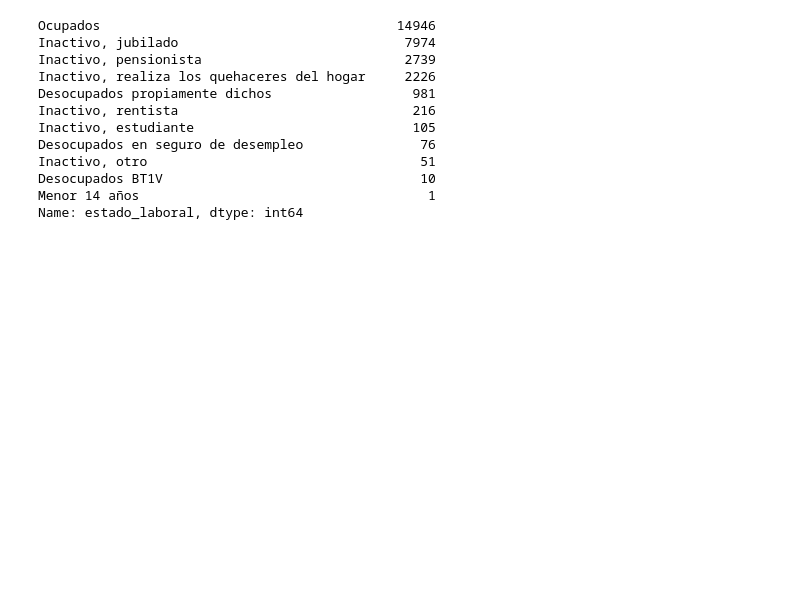
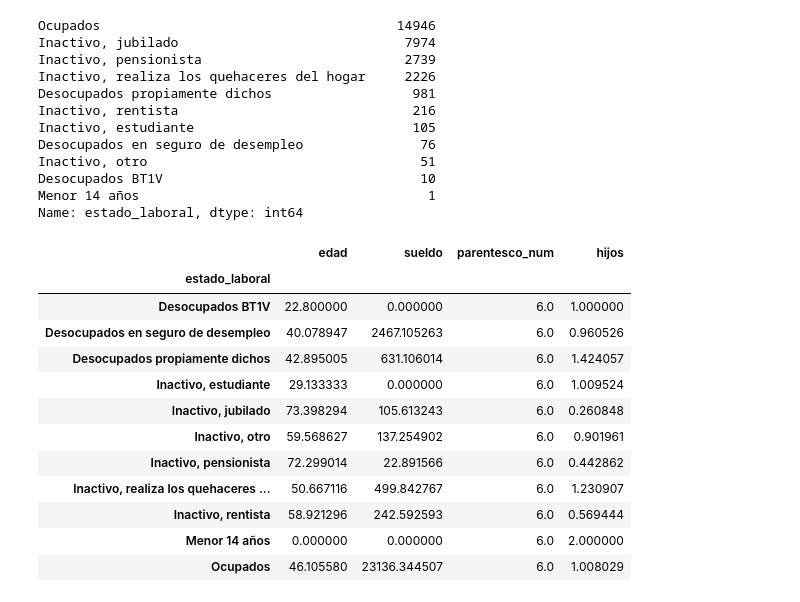
Before and after one commit to anicolon/coder_proyecto, a Jupyter notebook: hyp_2020/hyp_2020.ipynb, the cells around one changed output. Cells and saved outputs as stored; diff of their text form; code cells hidden in the pictures; blank space fills up the shorter version.

```diff
--- a/hyp_2020/hyp_2020.ipynb
+++ b/hyp_2020/hyp_2020.ipynb
@@ -344,3 +344,19 @@ Inactivo, otro                                   51
 Desocupados BT1V                                 10
 Menor 14 años                                     1
 Name: estado_laboral, dtype: int64
+# %%
+df_moms.groupby(by='estado_laboral').mean()
+# %% [output]
+|  | edad | sueldo | parentesco_num | hijos |
+| estado_laboral |  |  |  |  |
+| Desocupados BT1V | 22.800000 | 0.000000 | 6.0 | 1.000000 |
+| Desocupados en seguro de desempleo | 40.078947 | 2467.105263 | 6.0 | 0.960526 |
+| Desocupados propiamente dichos | 42.895005 | 631.106014 | 6.0 | 1.424057 |
+| Inactivo, estudiante | 29.133333 | 0.000000 | 6.0 | 1.009524 |
+| Inactivo, jubilado | 73.398294 | 105.613243 | 6.0 | 0.260848 |
+| Inactivo, otro | 59.568627 | 137.254902 | 6.0 | 0.901961 |
+| Inactivo, pensionista | 72.299014 | 22.891566 | 6.0 | 0.442862 |
+| Inactivo, realiza los quehaceres ... | 50.667116 | 499.842767 | 6.0 | 1.230907 |
+| Inactivo, rentista | 58.921296 | 242.592593 | 6.0 | 0.569444 |
+| Menor 14 años | 0.000000 | 0.000000 | 6.0 | 2.000000 |
+| Ocupados | 46.105580 | 23136.344507 | 6.0 | 1.008029 |
```
Also changed, not shown: parts of 1 cell of this notebook.
